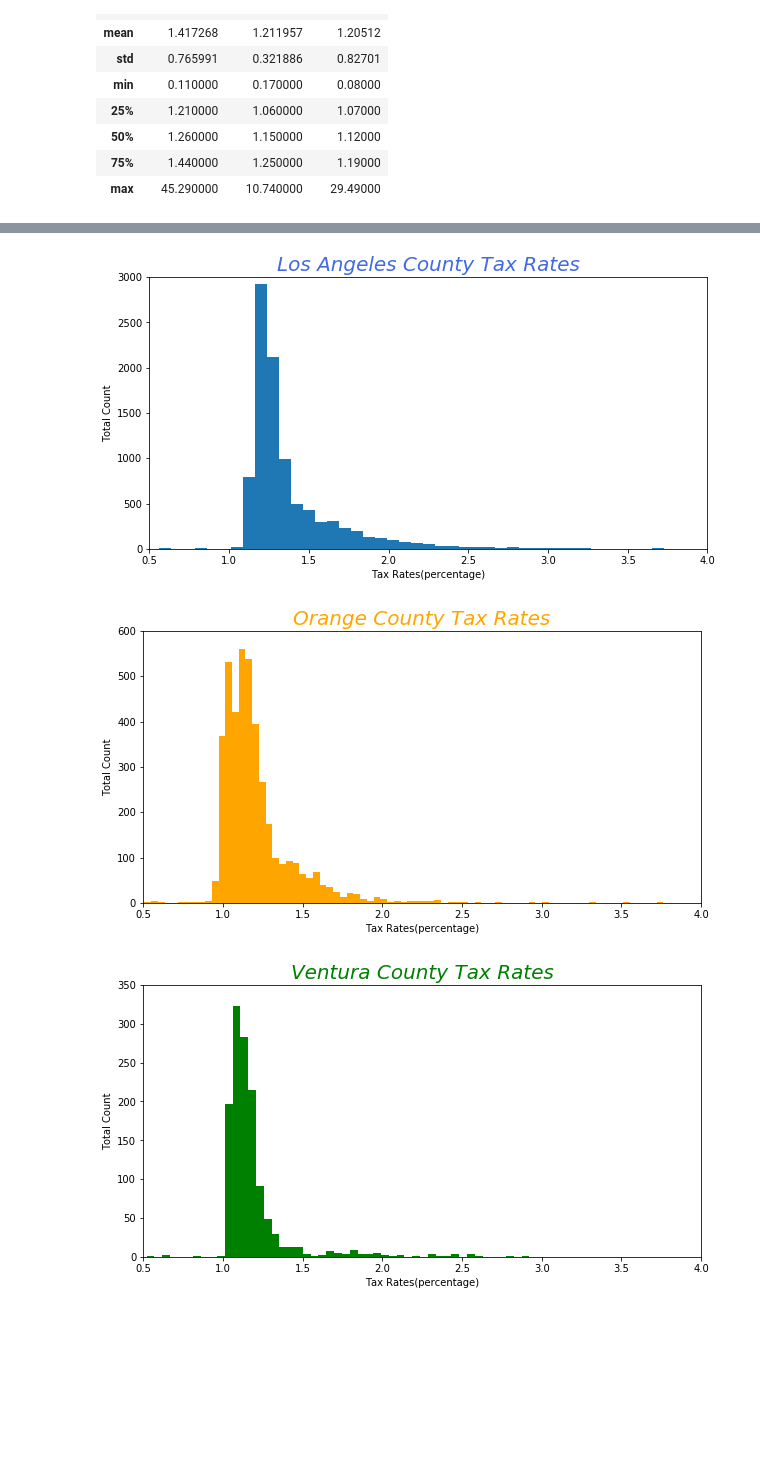
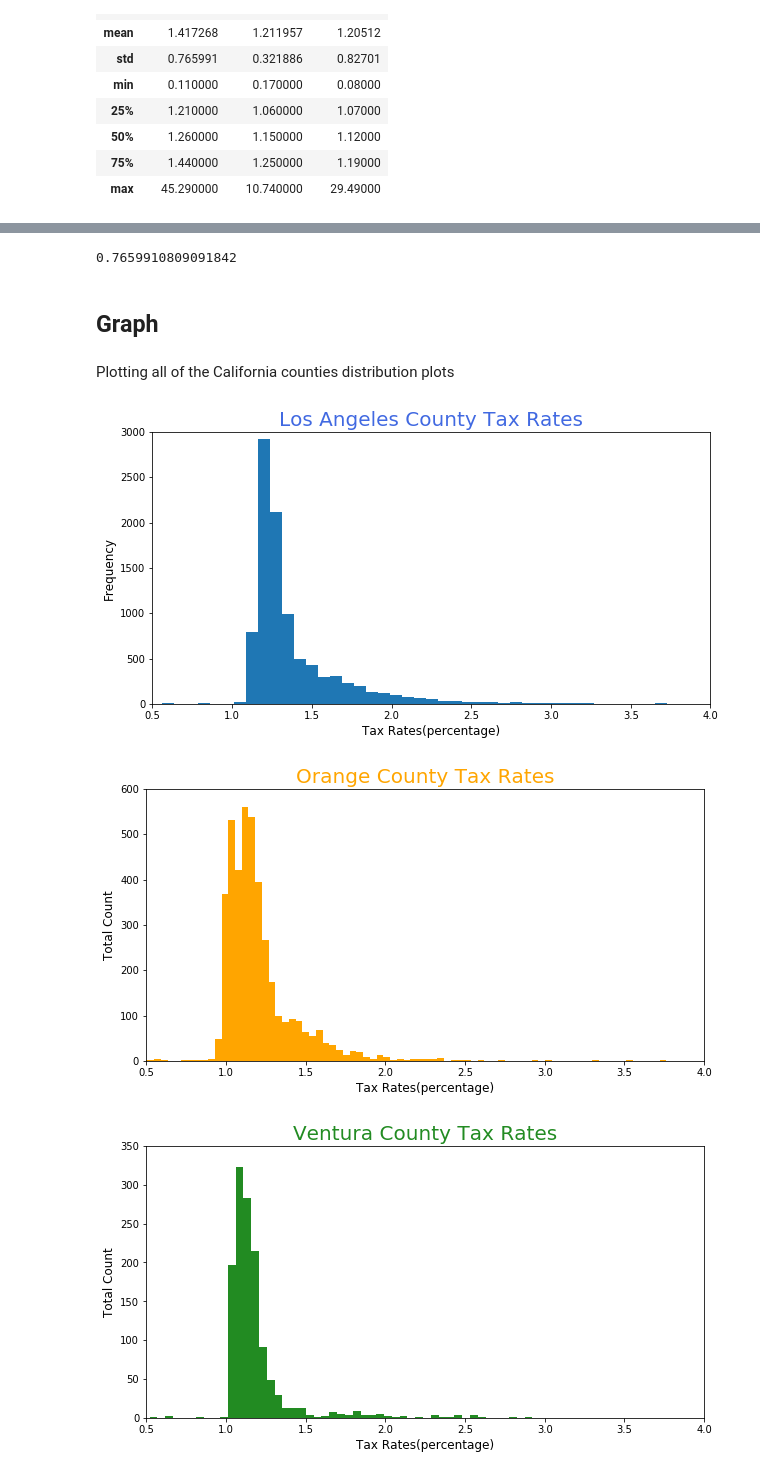
Before and after one commit to ZillowProjectPlaceholder/Zillow-Regression-Project, a Jupyter notebook: noriega_notebook2.ipynb, the cells around one changed output, grey strips where cells are left out. Saved outputs shown, nothing was run; the diff lists cells and outputs as text; code cells hidden in the pictures; blank space fills up the shorter version.

```diff
--- a/noriega_notebook2.ipynb
+++ b/noriega_notebook2.ipynb
@@ -84,36 +62,44 @@ df.groupby('fips').taxrates.describe().T
 los_angeles = df[df.fips == 6037].taxrates
 orange = df[df.fips == 6059].taxrates
 ventura = df[df.fips == 6111].taxrates
+# %%
+los_angeles.std()
+# %% [output]
+0.7659910809091842
+# %% [markdown]
+## Graph
+# %% [markdown]
+Plotting all of the California counties distribution plots
 # %%
 plt.figure(figsize=(10,5))
 plt.hist(los_angeles, bins = 600)
 plt.xlim(.5, 4)
 plt.ylim(0, 3000)
-plt.title('Los Angeles County Tax Rates', fontsize = 20, fontstyle='italic', color = "royalblue")
-plt.xlabel('Tax Rates(percentage)')
-plt.ylabel('Total Count')
+plt.title('Los Angeles County Tax Rates', fontsize = 20, color = "royalblue")
+plt.xlabel('Tax Rates(percentage)', fontsize = 12)
+plt.ylabel('Frequency', fontsize = 12)
 plt.show()
 # %% [output]
-[figure, old version]
+[figure, new version]
 # %%
 plt.figure(figsize=(10,5))
 plt.hist(orange, bins = 250, color = "orange")
 plt.xlim(.5, 4)
 plt.ylim(0, 600)
-plt.title('Orange County Tax Rates', fontsize = 20, fontstyle='italic', color = "orange")
-plt.xlabel('Tax Rates(percentage)')
-plt.ylabel('Total Count')
+plt.title('Orange County Tax Rates', fontsize = 20, color = "orange")
+plt.xlabel('Tax Rates(percentage)', fontsize = 12)
+plt.ylabel('Total Count', fontsize = 12)
 plt.show()
 # %% [output]
-[figure, old version]
+[figure, new version]
 # %%
 plt.figure(figsize=(10,5))
-plt.hist(ventura, bins = 600, color = "green")
+plt.hist(ventura, bins = 600, color = "forestgreen")
 plt.xlim(.5, 4)
 plt.ylim(0, 350)
-plt.title('Ventura County Tax Rates', fontsize = 20, fontstyle='italic', color = "green")
-plt.xlabel('Tax Rates(percentage)')
-plt.ylabel('Total Count')
+plt.title('Ventura County Tax Rates', fontsize = 20, color = "forestgreen")
+plt.xlabel('Tax Rates(percentage)', fontsize = 12)
+plt.ylabel('Total Count', fontsize = 12)
 plt.show()
 # %% [output]
-[figure, old version]
+[figure, new version]
```
Also changed, not shown: parts of 12 cells of this notebook.
